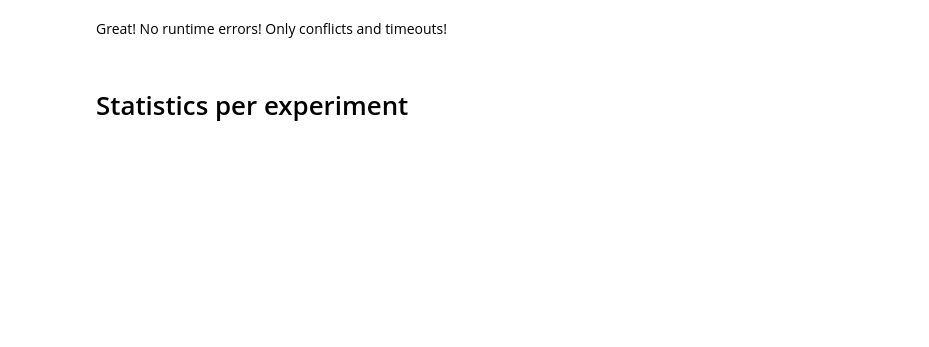
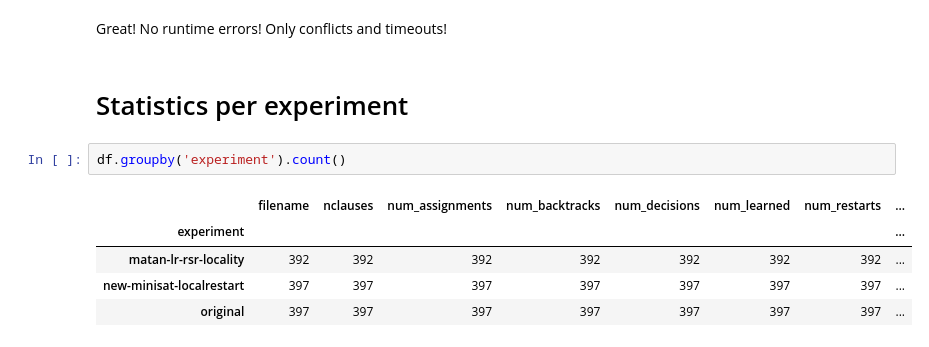
Before and after one commit to matanc1/edusat, a Jupyter notebook: scripts/results.ipynb, the cells around one changed output. Drawn from its saved outputs; the diff is of its cells as text; blank space fills up the shorter version.

```diff
--- a/scripts/results.ipynb
+++ b/scripts/results.ipynb
@@ -98,6 +107,14 @@ df.groupby(['experiment', 'error']).agg({'experiment':'count'})
 Great! No runtime errors! Only conflicts and timeouts!
 # %% [markdown]
 # Statistics per experiment
+# %%
+df.groupby('experiment').count()
+# %% [output]
+|  | filename | nclauses | num_assignments | num_backtracks | num_decisions | num_learned | num_restarts | ... |
+| experiment |  |  |  |  |  |  |  | ... |
+| matan-lr-rsr-locality | 392 | 392 | 392 | 392 | 392 | 392 | 392 | ... |
+| new-minisat-localrestart | 397 | 397 | 397 | 397 | 397 | 397 | 397 | ... |
+| original | 397 | 397 | 397 | 397 | 397 | 397 | 397 | ... |
 # %%
 df.groupby(['experiment', 'solver', 'vdh', 'status']).agg({'experiment': 'count', 'runtime': 'mean',
                 'num_assignments': 'mean', 'num_learned': 'mean', 'num_backtracks': 'mean', 'nclauses': 'mean'}).\
```
Also changed, not shown: parts of 15 cells of this notebook, 4 other files.
